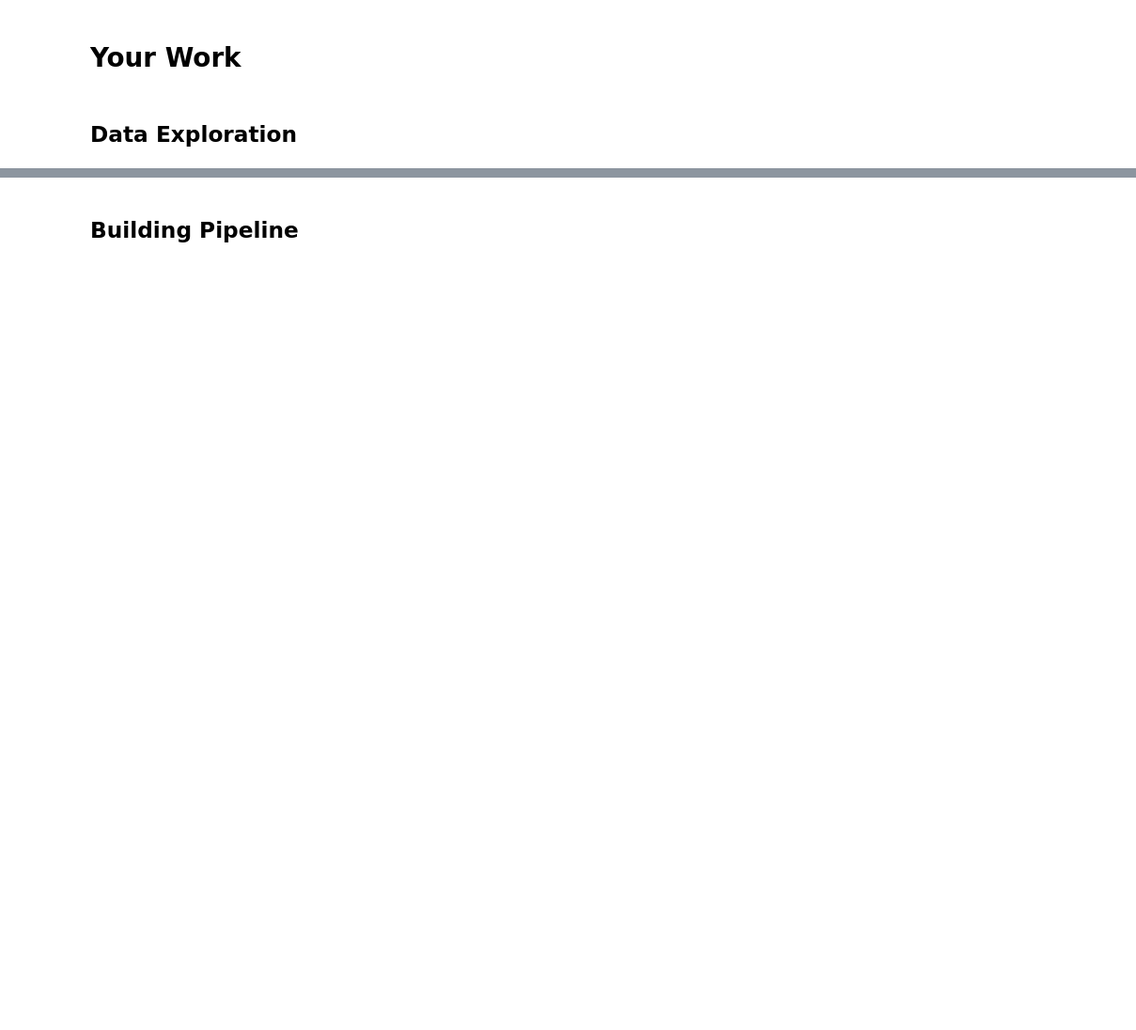
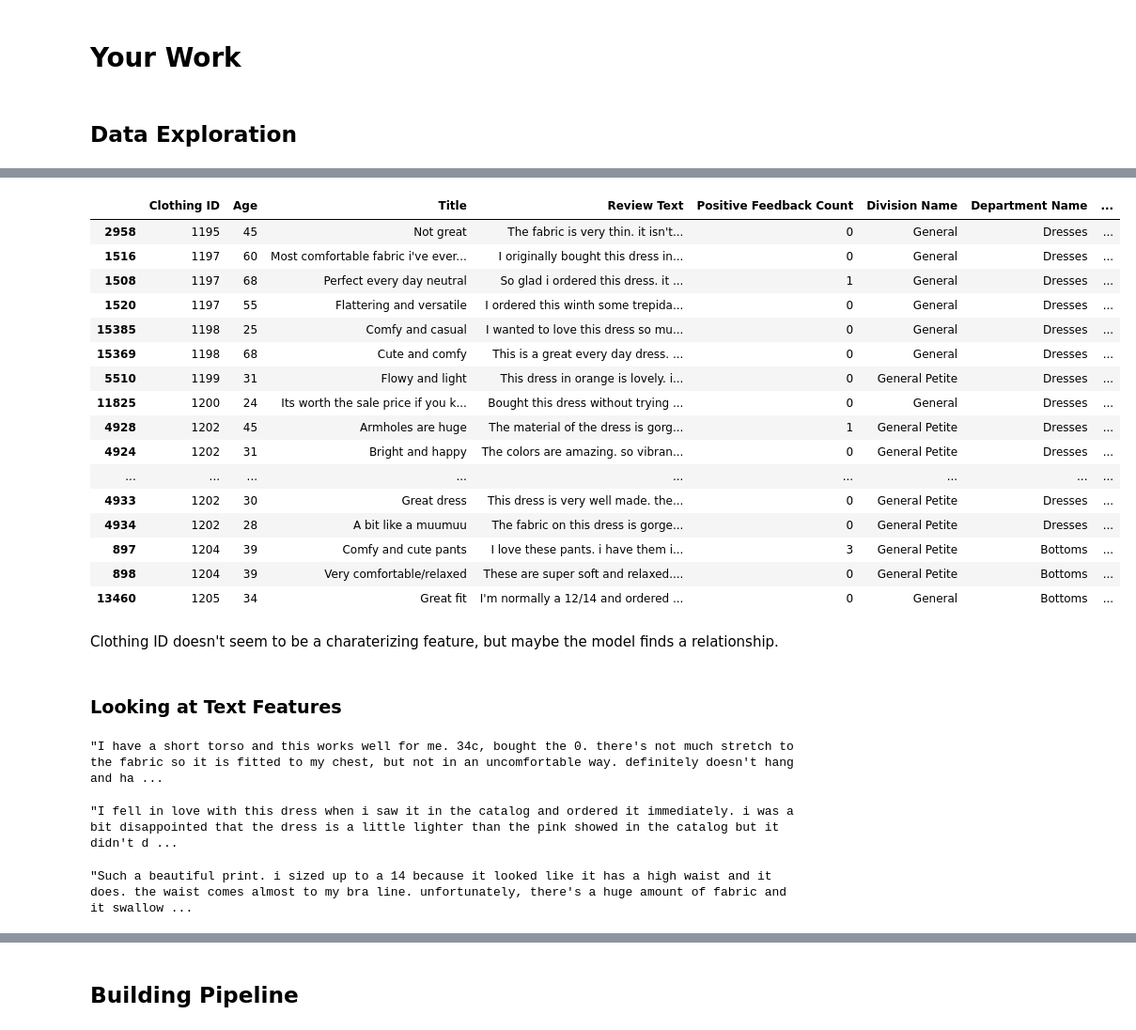
Before and after one commit to maxtschochner/dsnd-pipelines-project, a Jupyter notebook: starter/starter.ipynb, the cells around one changed output, grey strips where cells are left out. Shown at 94% size. Cells and saved outputs as stored; diff of their text form; code cells hidden in the pictures; blank space fills up the shorter version.

```diff
--- a/starter/starter.ipynb
+++ b/starter/starter.ipynb
@@ -73,0 +175,36 @@ X_train, X_test, y_train, y_test = train_test_split(
+# %%
+X.sort_values('Clothing ID').tail(20)
+# %% [output]
+|  | Clothing ID | Age | Title | Review Text | Positive Feedback Count | Division Name | Department Name | ... |
+| 2958 | 1195 | 45 | Not great | The fabric is very thin. it isn't... | 0 | General | Dresses | ... |
+| 1516 | 1197 | 60 | Most comfortable fabric i've ever... | I originally bought this dress in... | 0 | General | Dresses | ... |
+| 1508 | 1197 | 68 | Perfect every day neutral | So glad i ordered this dress. it ... | 1 | General | Dresses | ... |
+| 1520 | 1197 | 55 | Flattering and versatile | I ordered this winth some trepida... | 0 | General | Dresses | ... |
+| 15385 | 1198 | 25 | Comfy and casual | I wanted to love this dress so mu... | 0 | General | Dresses | ... |
+| 15369 | 1198 | 68 | Cute and comfy | This is a great every day dress. ... | 0 | General | Dresses | ... |
+| 5510 | 1199 | 31 | Flowy and light | This dress in orange is lovely. i... | 0 | General Petite | Dresses | ... |
+| 11825 | 1200 | 24 | Its worth the sale price if you k... | Bought this dress without trying ... | 0 | General | Dresses | ... |
+| 4928 | 1202 | 45 | Armholes are huge | The material of the dress is gorg... | 1 | General Petite | Dresses | ... |
+| 4924 | 1202 | 31 | Bright and happy | The colors are amazing. so vibran... | 0 | General Petite | Dresses | ... |
+| ... | ... | ... | ... | ... | ... | ... | ... | ... |
+| 4933 | 1202 | 30 | Great dress | This dress is very well made. the... | 0 | General Petite | Dresses | ... |
+| 4934 | 1202 | 28 | A bit like a muumuu | The fabric on this dress is gorge... | 0 | General Petite | Dresses | ... |
+| 897 | 1204 | 39 | Comfy and cute pants | I love these pants. i have them i... | 3 | General Petite | Bottoms | ... |
+| 898 | 1204 | 39 | Very comfortable/relaxed | These are super soft and relaxed.... | 0 | General Petite | Bottoms | ... |
+| 13460 | 1205 | 34 | Great fit | I'm normally a 12/14 and ordered ... | 0 | General | Bottoms | ... |
+# %% [markdown]
+Clothing ID doesn't seem to be a charaterizing feature, but maybe the model finds a relationship.
+# %% [markdown]
+### Looking at Text Features
+# %%
+X['Review Text'][50]
+# %% [output]
+"I have a short torso and this works well for me. 34c, bought the 0. there's not much stretch to the fabric so it is fitted to my chest, but not in an uncomfortable way. definitely doesn't hang and ha ...
+# %%
+X['Review Text'][1001]
+# %% [output]
+"I fell in love with this dress when i saw it in the catalog and ordered it immediately. i was a bit disappointed that the dress is a little lighter than the pink showed in the catalog but it didn't d ...
+# %%
+X['Review Text'][1250]
+# %% [output]
+"Such a beautiful print. i sized up to a 14 because it looked like it has a high waist and it does. the waist comes almost to my bra line. unfortunately, there's a huge amount of fabric and it swallow ...
```
Also changed, not shown: parts of 14 cells of this notebook.
